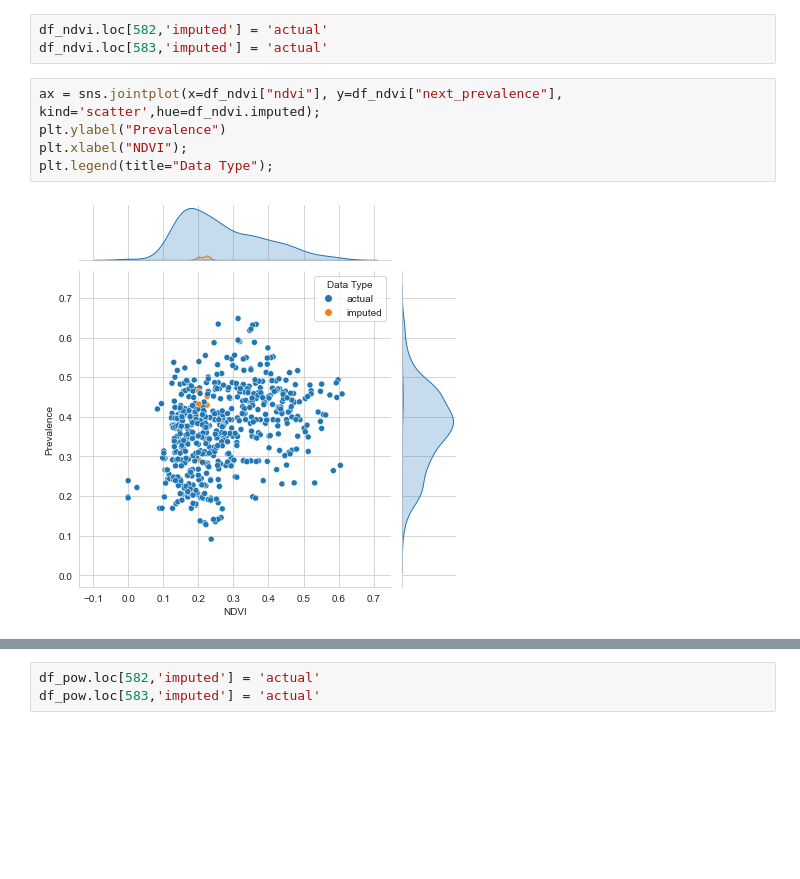
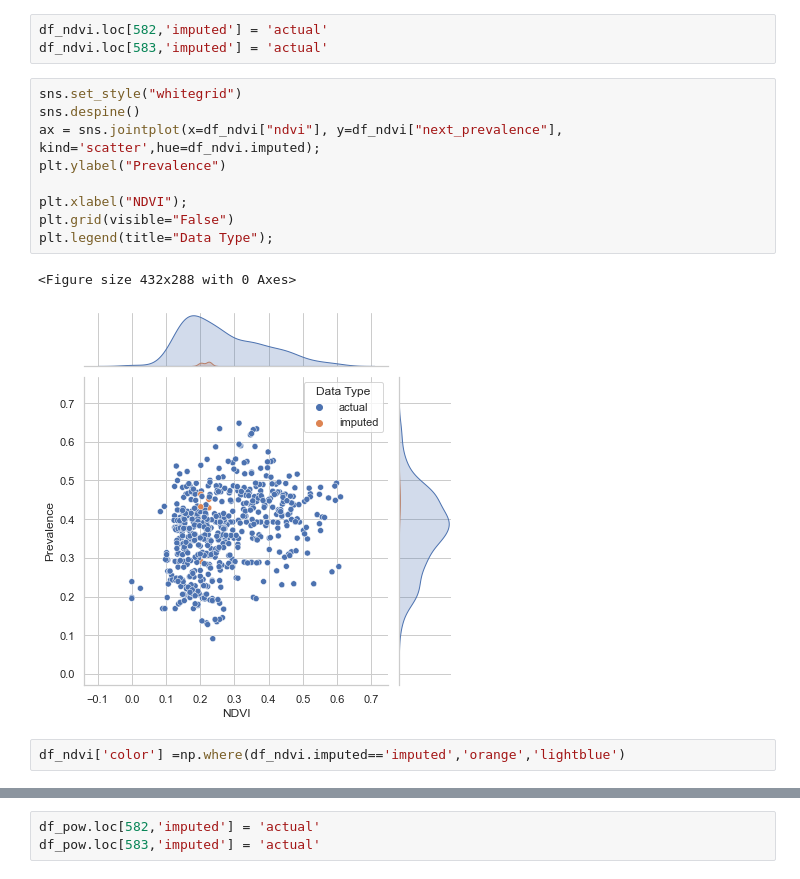
Before and after one commit to LeanderHuyghe/Wasting_Prediction, a Jupyter notebook: Imputation Visualisation.ipynb, the cells around one changed output, grey strips where cells are left out. Drawn from its saved outputs; the diff is of its cells as text; blank space fills up the shorter version.

```diff
--- a/Imputation Visualisation.ipynb
+++ b/Imputation Visualisation.ipynb
@@ -232,9 +222,16 @@ sns.jointplot(x=df["sepal_length"], y=df["sepal_width"], kind='reg');
 df_ndvi.loc[582,'imputed'] = 'actual'
 df_ndvi.loc[583,'imputed'] = 'actual'
 # %%
+sns.set_style("whitegrid")
+sns.despine()
 ax = sns.jointplot(x=df_ndvi["ndvi"], y=df_ndvi["next_prevalence"], kind='scatter',hue=df_ndvi.imputed);
 plt.ylabel("Prevalence")
+
 plt.xlabel("NDVI");
+plt.grid(visible="False")
 plt.legend(title="Data Type");
 # %% [output]
+<Figure size 432x288 with 0 Axes>
-[figure, old version]
+[figure, new version]
+# %%
+df_ndvi['color'] =np.where(df_ndvi.imputed=='imputed','orange','lightblue')
```
Also changed, not shown: parts of 12 cells of this notebook, 2 other files.
